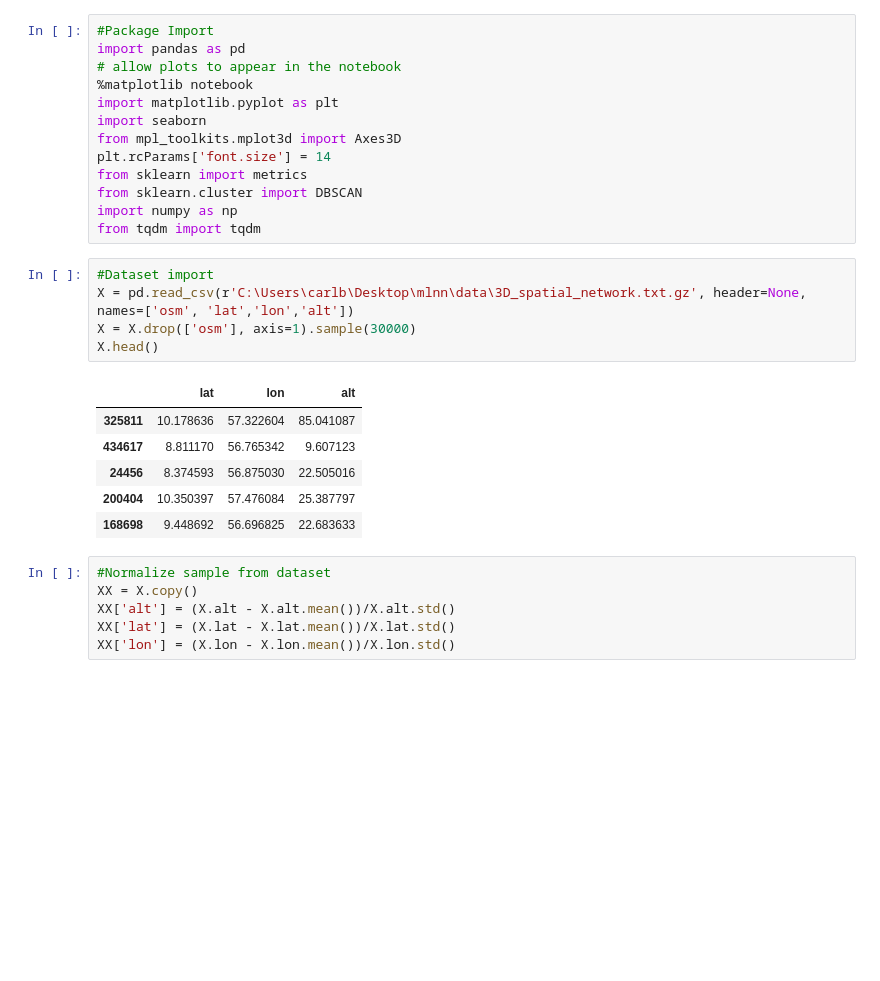
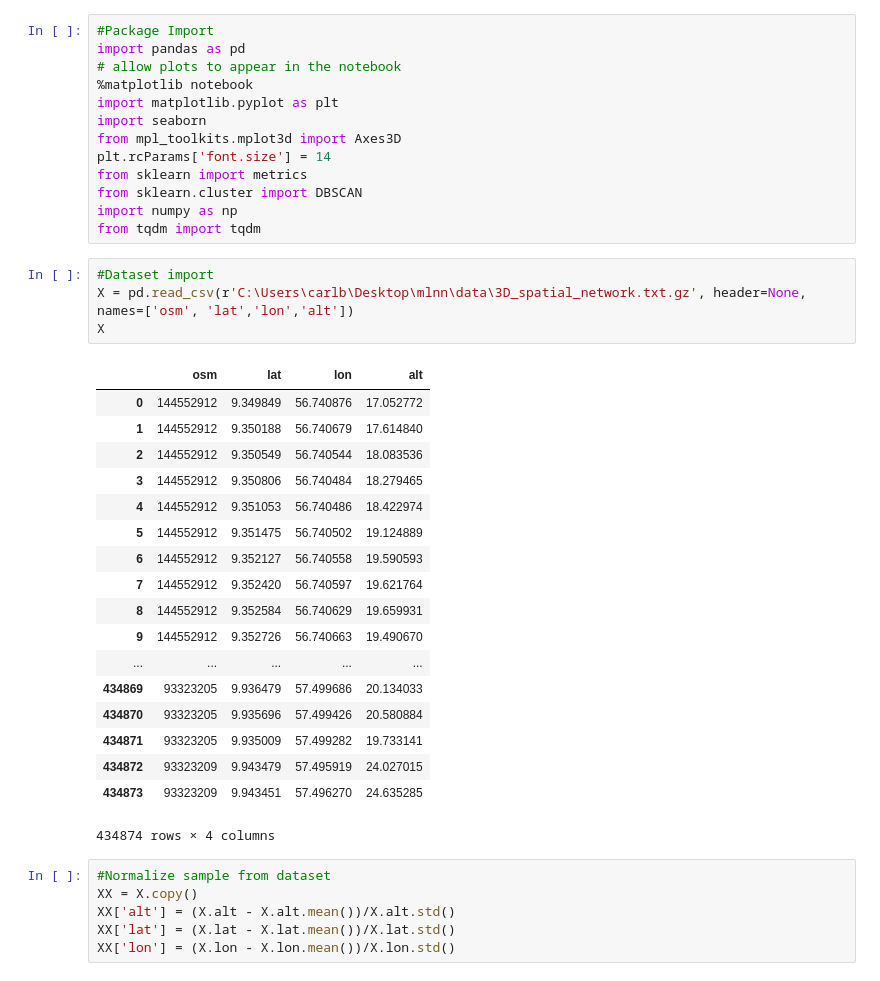
Before and after one commit to cbroker1/Intro-to-Machine-Learning-and-Nerual-Networks, a Jupyter notebook: Assignments/9_Q_1.ipynb, the cells around one changed output. Drawn from its saved outputs; the diff is of its cells as text; blank space fills up the shorter version.

```diff
--- a/Assignments/9_Q_1.ipynb
+++ b/Assignments/9_Q_1.ipynb
@@ -19,15 +19,26 @@ from tqdm import tqdm
 # %%
 #Dataset import
 X = pd.read_csv(r'C:\Users\carlb\Desktop\mlnn\data\3D_spatial_network.txt.gz', header=None, names=['osm', 'lat','lon','alt'])
-X = X.drop(['osm'], axis=1).sample(30000)
-X.head()
+X
 # %% [output]
-|  | lat | lon | alt |
-| 325811 | 10.178636 | 57.322604 | 85.041087 |
-| 434617 | 8.811170 | 56.765342 | 9.607123 |
-| 24456 | 8.374593 | 56.875030 | 22.505016 |
-| 200404 | 10.350397 | 57.476084 | 25.387797 |
-| 168698 | 9.448692 | 56.696825 | 22.683633 |
+|  | osm | lat | lon | alt |
+| 0 | 144552912 | 9.349849 | 56.740876 | 17.052772 |
+| 1 | 144552912 | 9.350188 | 56.740679 | 17.614840 |
+| 2 | 144552912 | 9.350549 | 56.740544 | 18.083536 |
+| 3 | 144552912 | 9.350806 | 56.740484 | 18.279465 |
+| 4 | 144552912 | 9.351053 | 56.740486 | 18.422974 |
+| 5 | 144552912 | 9.351475 | 56.740502 | 19.124889 |
+| 6 | 144552912 | 9.352127 | 56.740558 | 19.590593 |
+| 7 | 144552912 | 9.352420 | 56.740597 | 19.621764 |
+| 8 | 144552912 | 9.352584 | 56.740629 | 19.659931 |
+| 9 | 144552912 | 9.352726 | 56.740663 | 19.490670 |
+| ... | ... | ... | ... | ... |
+| 434869 | 93323205 | 9.936479 | 57.499686 | 20.134033 |
+| 434870 | 93323205 | 9.935696 | 57.499426 | 20.580884 |
+| 434871 | 93323205 | 9.935009 | 57.499282 | 19.733141 |
+| 434872 | 93323209 | 9.943479 | 57.495919 | 24.027015 |
+| 434873 | 93323209 | 9.943451 | 57.496270 | 24.635285 |
+434874 rows × 4 columns
 # %%
 #Normalize sample from dataset
 XX = X.copy()
```
Also changed, not shown: parts of 2 cells of this notebook, 1 other file.
